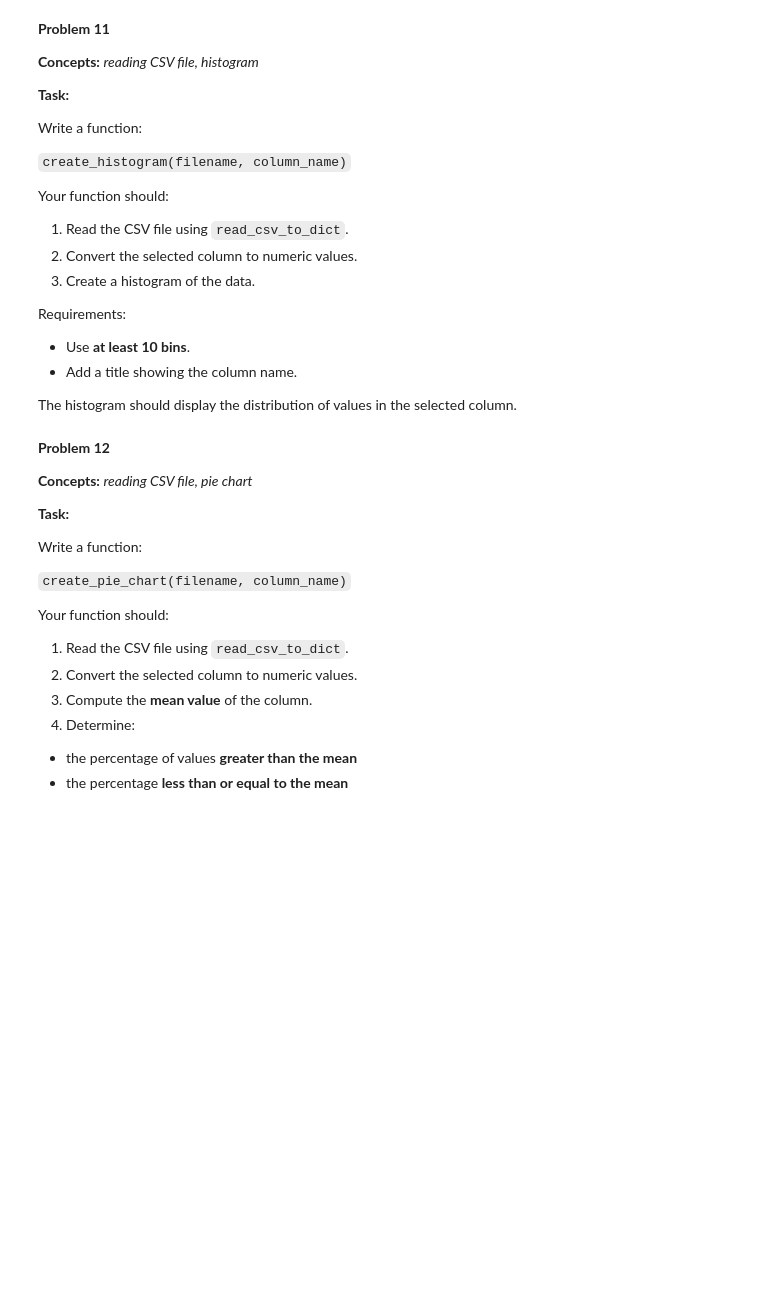
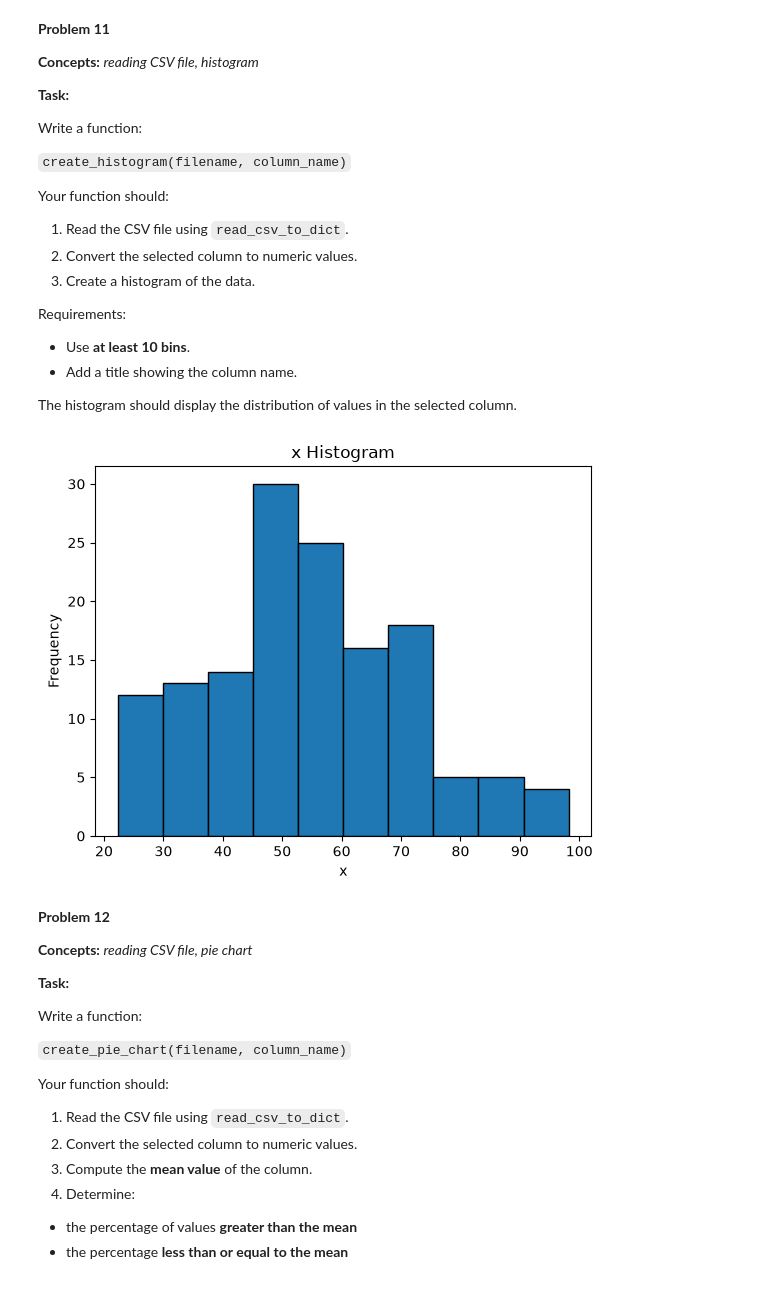
Before and after one commit to jbenigeriBU/dx602-homework-09, a Jupyter notebook: homework.ipynb, the cells around one changed output. Cells and saved outputs as stored; diff of their text form; code cells hidden in the pictures; blank space fills up the shorter version.

```diff
--- a/homework.ipynb
+++ b/homework.ipynb
@@ -595,22 +597,24 @@ The histogram should display the distribution of values in the selected column.
 # %%
 #Your Solution
 def create_histogram(filename, column_name):
     """Create a histogram from a CSV column."""
     # Read CSV file
     data = read_csv_to_dict(filename)
 
     # Convert to numbers
     values = np.array(data[column_name], dtype=float)
 
     # Create histogram
     plt.hist(values, bins=10, edgecolor='black')
 
     # Add labels
     plt.title(column_name + ' Histogram')
     plt.xlabel(column_name)
     plt.ylabel('Frequency')
     plt.show()
-#create_histogram('p9_data.csv', 'x')
+create_histogram('p9_data.csv', 'x')
+# %% [output]
+[figure, added]
 # %% [markdown]
 **Problem 12**
 
```
Also changed, not shown: parts of 3 cells of this notebook.
